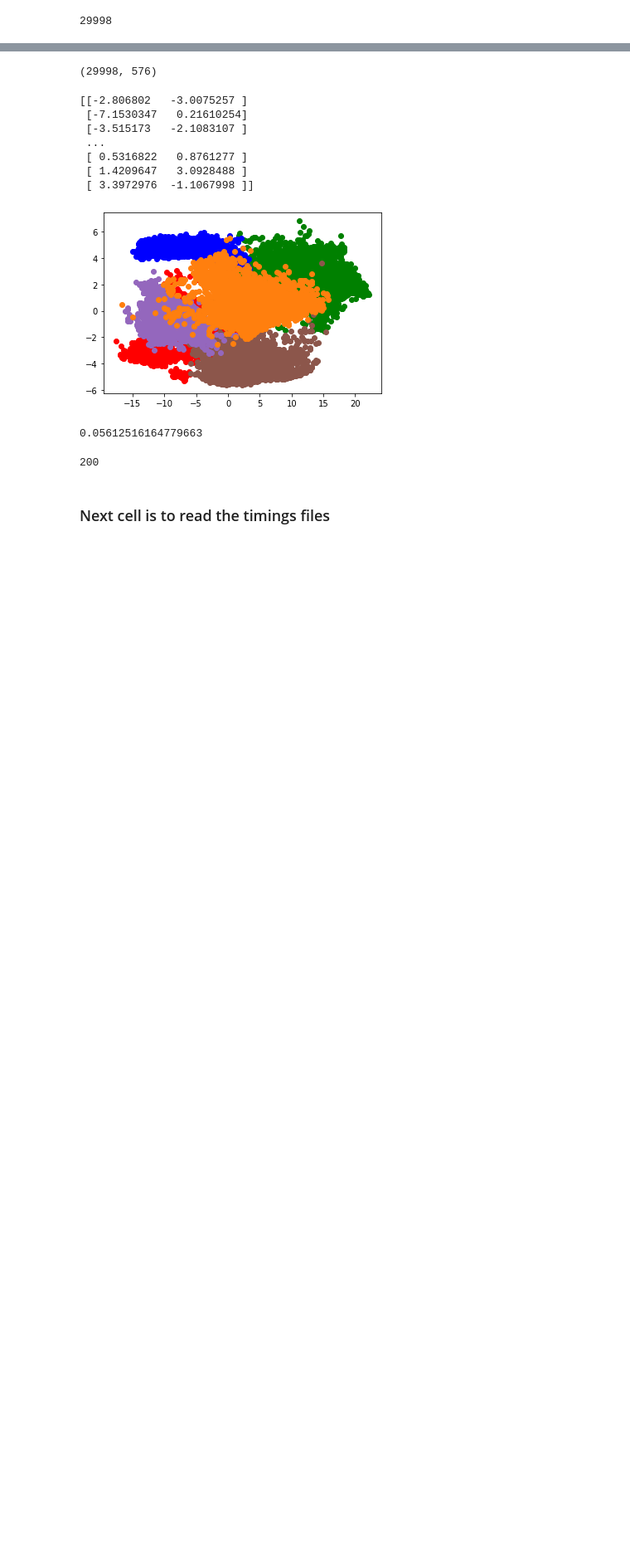
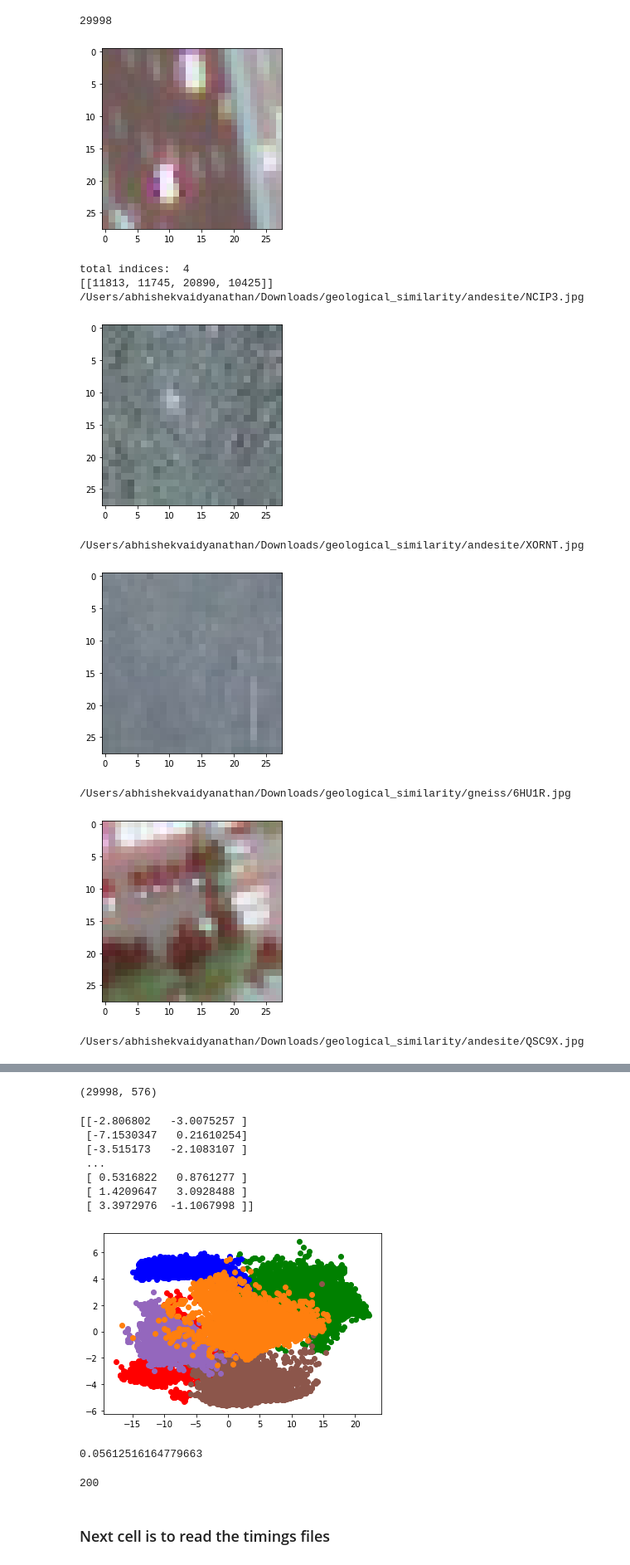
Before and after one commit to kiranbodipati/Similarity_search_review, a Jupyter notebook: torch_inference.ipynb, the cells around one changed output, grey strips where cells are left out. Shown: that part at 83% size. Cells and saved outputs as stored; diff of their text form; code cells hidden in the pictures; blank space fills up the shorter version.

```diff
--- a/torch_inference.ipynb
+++ b/torch_inference.ipynb
@@ -67,23 +67,34 @@ def plot_similar_images(indices_list):
         plt.imshow(img)
         plt.show()
 # %%
-TEST_IMAGE_PATH = "geological_similarity/schist/ZZ5Z5.jpg"
-NUM_IMAGES = 50
-ENCODER_MODEL_PATH = "geological_encoding.pt"
-EMBEDDING_PATH = "geological_embed.npy"
+TEST_IMAGE_PATH = "/Users/abhishekvaidyanathan/Downloads/geological_similarity/schist/ZZ5Z5.jpg"
+NUM_IMAGES = 4
+ENCODER_MODEL_PATH = "./encoders/geological_encoding.pt"
+EMBEDDING_PATH = "./encoders/geological_embed.npy"
 # %%
 device = torch.device("cuda") if torch.cuda.is_available() else torch.device("cpu")
 encoder = ConvEncoder()
 
 # Load the state dict of encoder
 encoder.load_state_dict(torch.load(ENCODER_MODEL_PATH, map_location=device))
 encoder.eval()
 encoder.to(device)
 
 # Loads the embedding
 embedding = np.load(EMBEDDING_PATH)
-# test_img = Image.open(TEST_IMAGE_PATH).convert("RGB")
-# plt.imshow(test_img)
-# plt.show()
-# indices_list = compute_similar_images(TEST_IMAGE_PATH, NUM_IMAGES, embedding, device)
-# plot_similar_images(indices_list)
+test_img = Image.open(TEST_IMAGE_PATH).convert("RGB")
+plt.imshow(test_img)
+plt.show()
+indices_list,x = compute_similar_images(TEST_IMAGE_PATH, NUM_IMAGES, embedding, device)
+plot_similar_images(indices_list)
+# %% [output]
+[figure, added]
+total indices:  4
+[[11813, 11745, 20890, 10425]]
+/Users/abhishekvaidyanathan/Downloads/geological_similarity/andesite/NCIP3.jpg
+[figure, added]
+/Users/abhishekvaidyanathan/Downloads/geological_similarity/andesite/XORNT.jpg
+[figure, added]
+/Users/abhishekvaidyanathan/Downloads/geological_similarity/gneiss/6HU1R.jpg
+[figure, added]
+/Users/abhishekvaidyanathan/Downloads/geological_similarity/andesite/QSC9X.jpg
```
Also changed, not shown: parts of 1 cell of this notebook, 16 other files.
